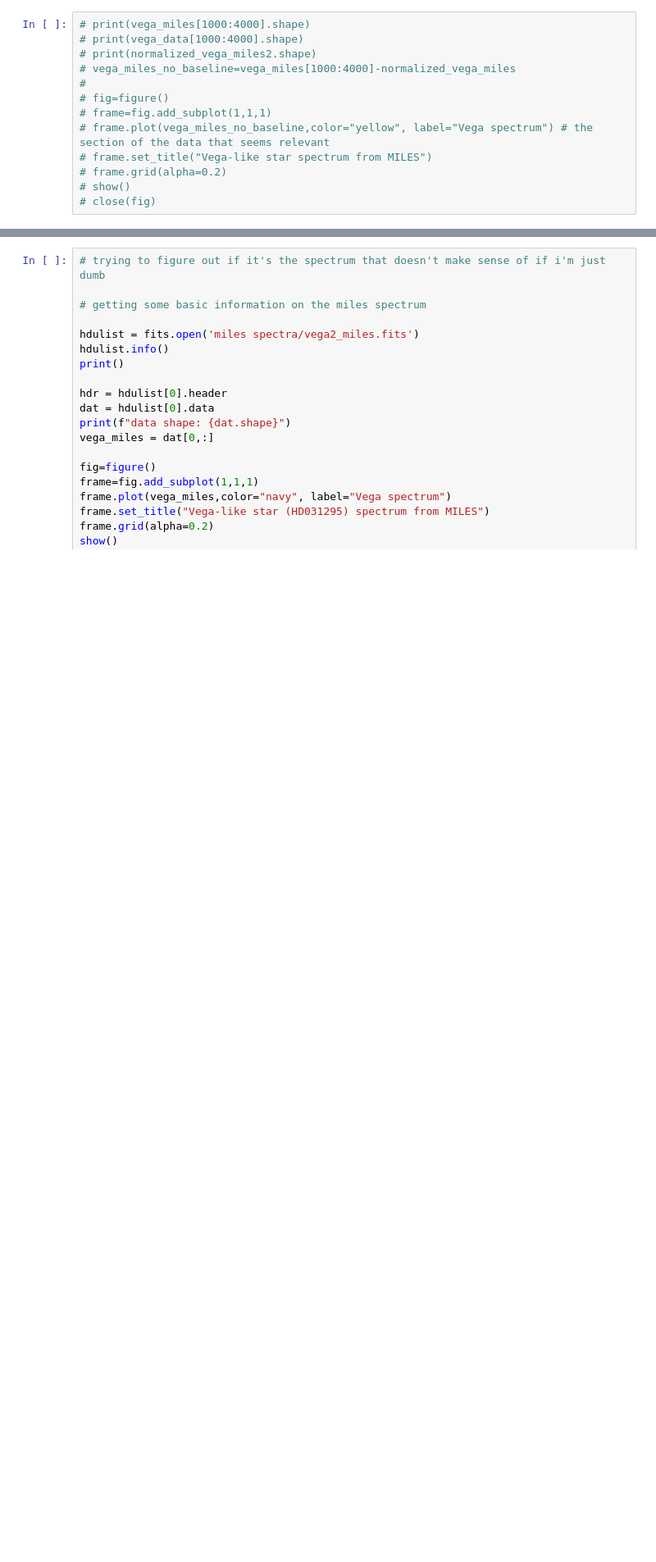
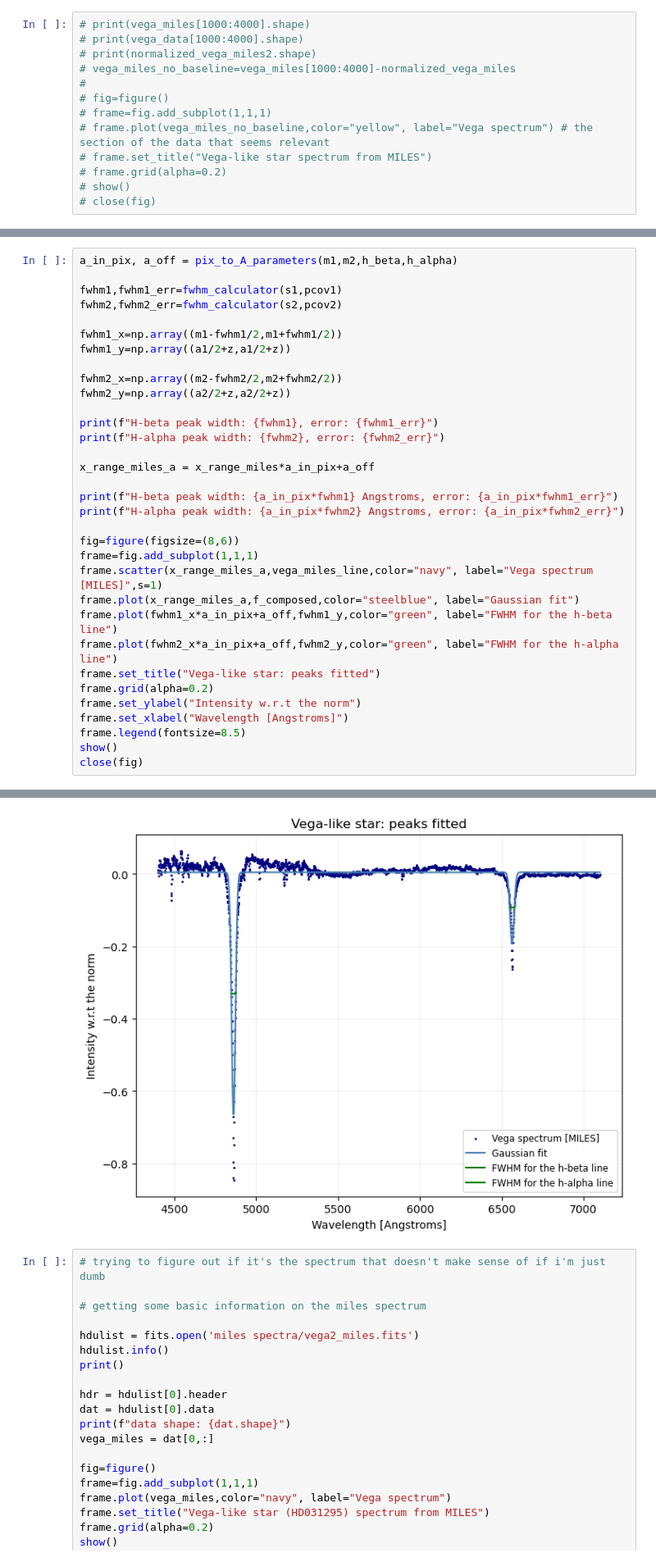
Before and after one commit to Timobrenn/G99-Spectroscopy, a Jupyter notebook: FWHM-vega.ipynb, the cells around one changed output, grey strips where cells are left out. Shown: that part at 82% size. Drawn from its saved outputs; the diff is of its cells as text; blank space fills up the shorter version.

```diff
--- a/FWHM-vega.ipynb
+++ b/FWHM-vega.ipynb
@@ -439,0 +476,34 @@ Fitted base: 0.8635245702136828
+# %%
+a_in_pix, a_off = pix_to_A_parameters(m1,m2,h_beta,h_alpha)
+
+fwhm1,fwhm1_err=fwhm_calculator(s1,pcov1)
+fwhm2,fwhm2_err=fwhm_calculator(s2,pcov2)
+
+fwhm1_x=np.array((m1-fwhm1/2,m1+fwhm1/2))
+fwhm1_y=np.array((a1/2+z,a1/2+z))
+
+fwhm2_x=np.array((m2-fwhm2/2,m2+fwhm2/2))
+fwhm2_y=np.array((a2/2+z,a2/2+z))
+
+print(f"H-beta peak width: {fwhm1}, error: {fwhm1_err}")
+print(f"H-alpha peak width: {fwhm2}, error: {fwhm2_err}")
+
+x_range_miles_a = x_range_miles*a_in_pix+a_off
+
+print(f"H-beta peak width: {a_in_pix*fwhm1} Angstroms, error: {a_in_pix*fwhm1_err}")
+print(f"H-alpha peak width: {a_in_pix*fwhm2} Angstroms, error: {a_in_pix*fwhm2_err}")
+
+fig=figure(figsize=(8,6))
+frame=fig.add_subplot(1,1,1)
+frame.scatter(x_range_miles_a,vega_miles_line,color="navy", label="Vega spectrum [MILES]",s=1)
+frame.plot(x_range_miles_a,f_composed,color="steelblue", label="Gaussian fit")
+frame.plot(fwhm1_x*a_in_pix+a_off,fwhm1_y,color="green", label="FWHM for the h-beta line")
+frame.plot(fwhm2_x*a_in_pix+a_off,fwhm2_y,color="green", label="FWHM for the h-alpha line")
+frame.set_title("Vega-like star: peaks fitted")
+frame.grid(alpha=0.2)
+frame.set_ylabel("Intensity w.r.t the norm")
+frame.set_xlabel("Wavelength [Angstroms]")
+frame.legend(fontsize=8.5)
+show()
+close(fig)
+# %% [output]
@@ -440,3 +514,4 @@ Fitted base: 0.8635245702136828
+[figure, added]
 # %%
 # trying to figure out if it's the spectrum that doesn't make sense of if i'm just dumb
 
```
Also changed, not shown: parts of 6 cells of this notebook.
